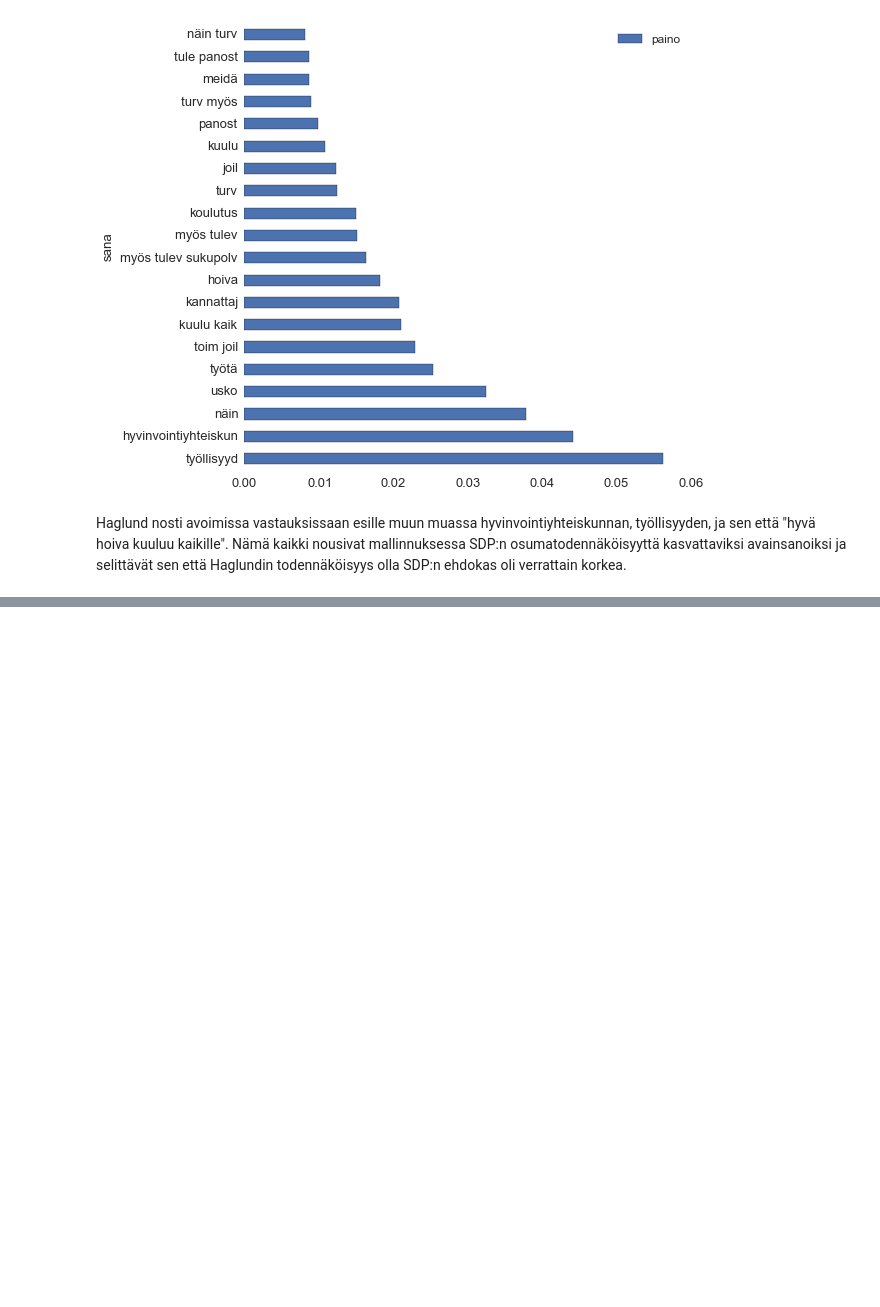
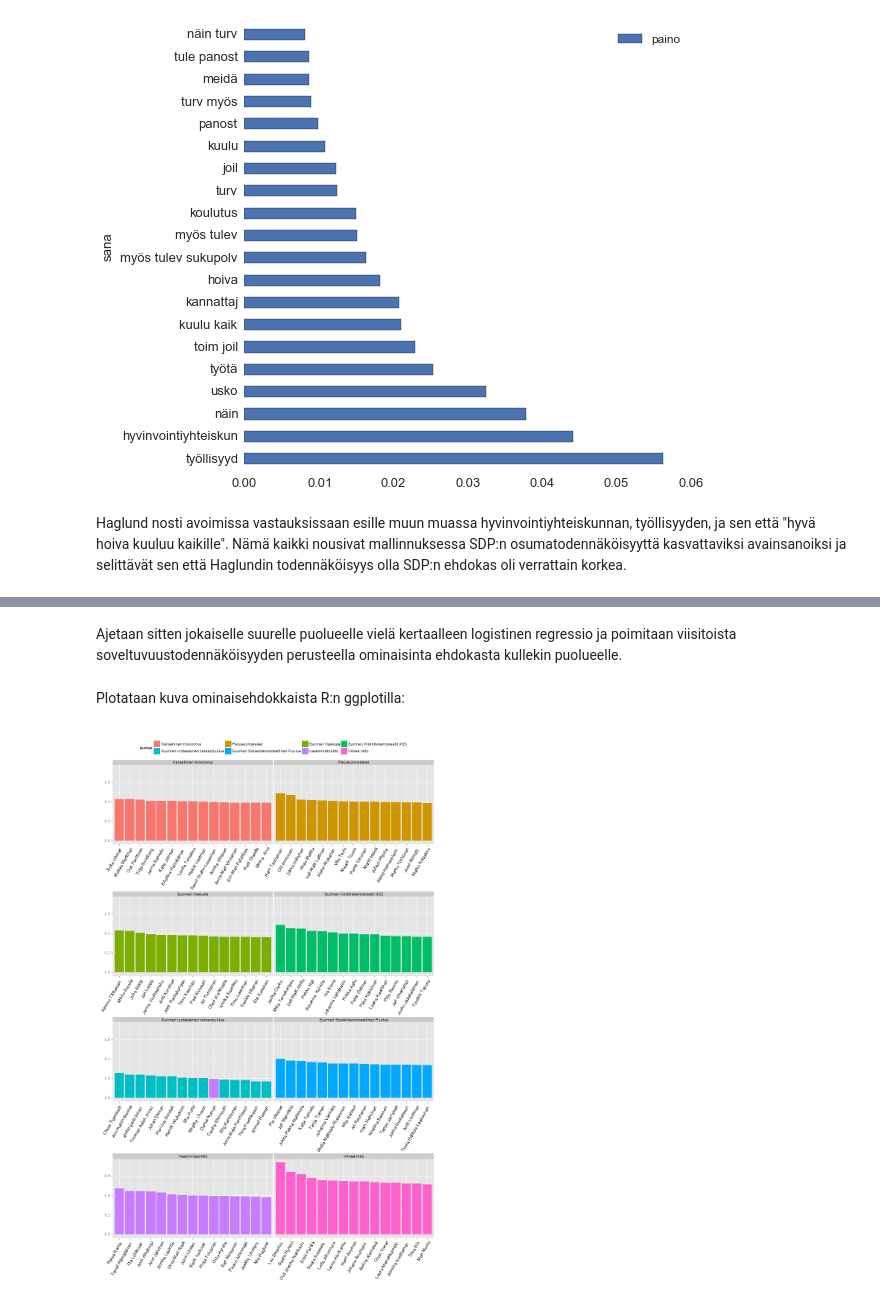
Before and after one commit to wallinm1/vaalikone-text-mining, a Jupyter notebook: Ylen_Vaalikone_2015.ipynb, the cells around one changed output, grey strips where cells are left out. Drawn from its saved outputs; the diff is of its cells as text; code cells hidden in the pictures; blank space fills up the shorter version.

```diff
--- a/Ylen_Vaalikone_2015.ipynb
+++ b/Ylen_Vaalikone_2015.ipynb
@@ -340,0 +346,35 @@ Haglund nosti avoimissa vastauksissaan esille muun muassa hyvinvointiyhteiskunna
+# %%
+df_all = pd.concat((df.loc[~mask_pjt, ['sukunimi', 'etunimi', 'puolue']],
+                    df.loc[mask_pjt, ['sukunimi', 'etunimi', 'puolue']]), ignore_index = True)
+df_all['kokonimi'] = df_all.etunimi + ' ' + df_all.sukunimi
+x_all = sparse.vstack((xtrain, xtest))
+# %% [markdown]
+Ajetaan sitten jokaiselle suurelle puolueelle vielä kertaalleen logistinen regressio ja poimitaan viisitoista soveltuvuustodennäköisyyden perusteella ominaisinta ehdokasta kullekin puolueelle.
+# %%
+n_keep = 15
+for j, puolue in enumerate(suuret):
+    y = (df_all.puolue == puolue).astype(int)
+    clf = LogisticRegression(random_state = 42)
+    clf.fit(x_all, y)
+    df_tmp = df_all.copy()
+    df_tmp['malli'] = puolue
+    df_tmp['tod'] = clf.predict_proba(x_all)[:, 1]
+    df_tmp.sort(columns = 'tod', ascending = False, inplace = True)
+    df_tmp = df_tmp[0:n_keep]
+    if j == 0:
+        df_out2 = df_tmp.copy()
+    else:
+        df_out2 = df_out2.append(df_tmp.copy(), ignore_index = True)
+# %% [markdown]
+Plotataan kuva ominaisehdokkaista R:n ggplotilla:
+# %%
+%%R -w 920 -h 1500 -u px -i df_out2
+p <- ggplot(df_out2, aes(x = reorder(kokonimi, -tod), y = tod, fill = puolue)) +
+  geom_bar(stat = "identity") +
+  facet_wrap(~malli, ncol = 2, scales = "free_x") +
+  theme(axis.text.x = element_text(angle = 60, size = 12, color = "black", hjust = 1)) +
+  xlab("") + ylab("") + theme(legend.position = "top") +
+  guides(fill=guide_legend(nrow=2,byrow=TRUE))
+print(p)
+# %% [output]
+[figure, added]
```
Also changed, not shown: parts of 4 cells of this notebook, 3 other files.
